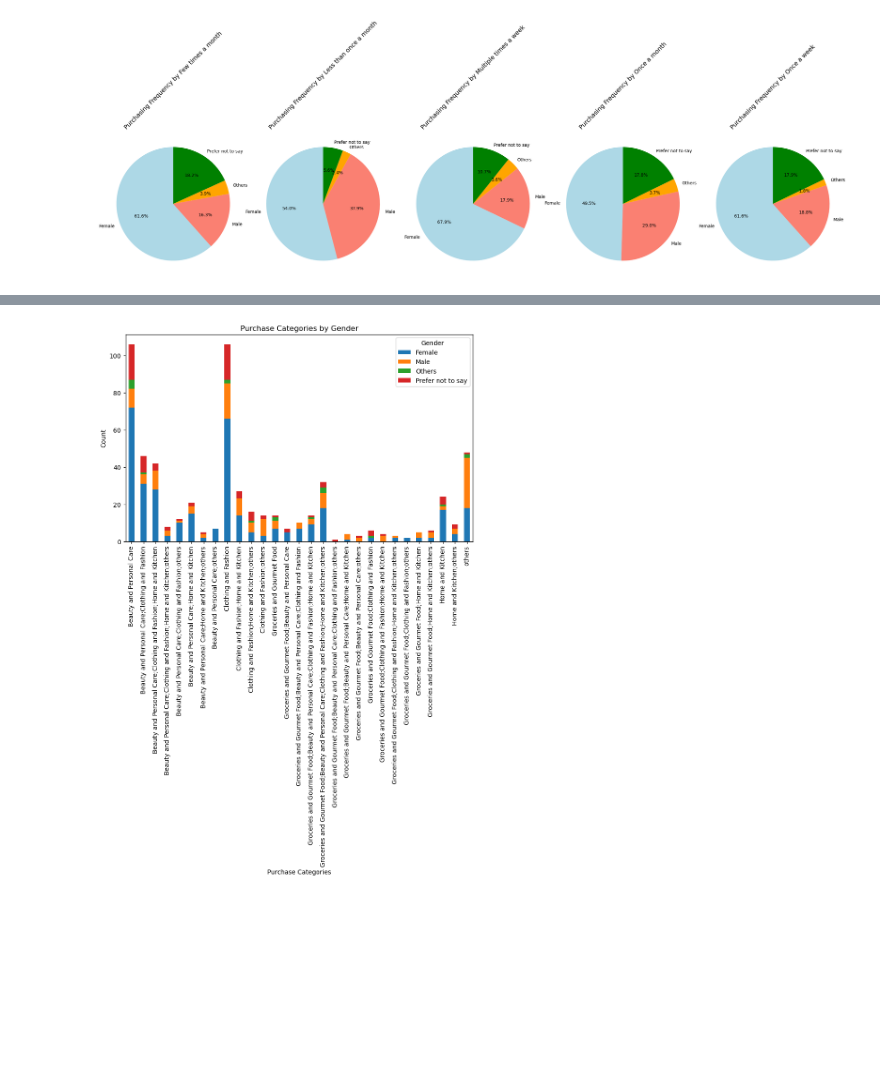
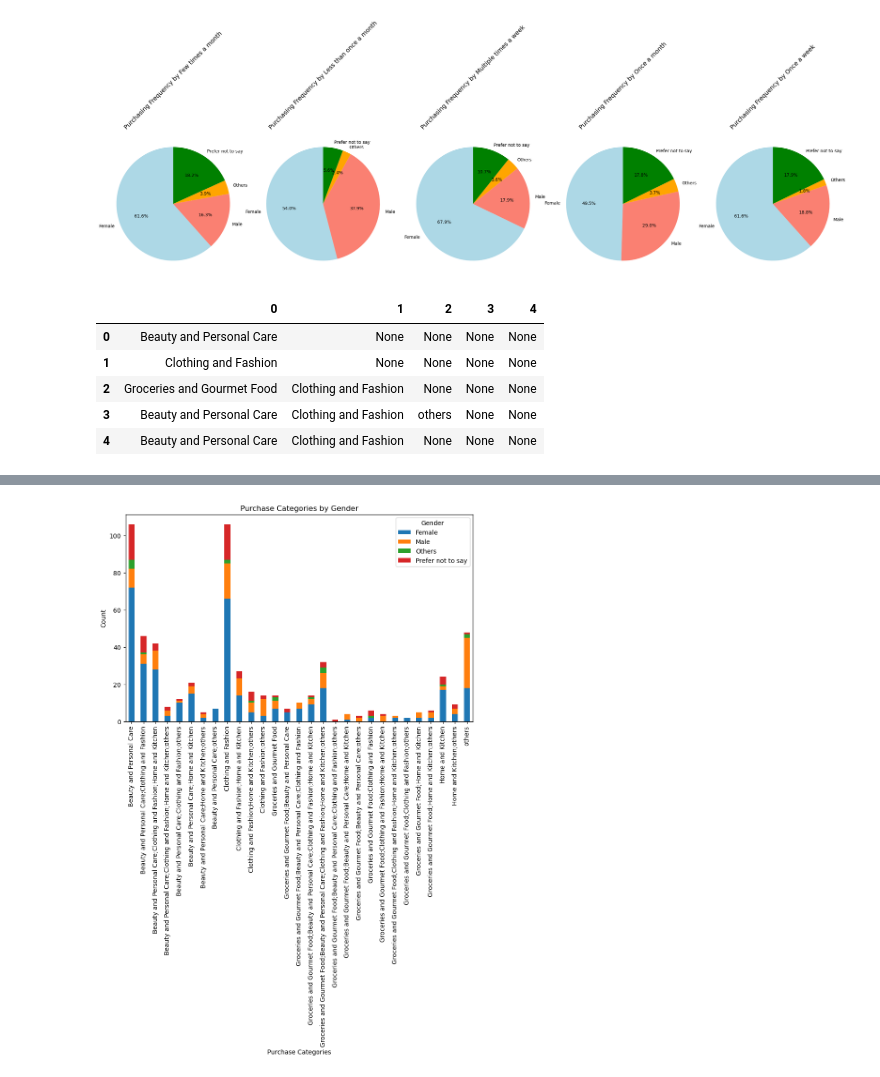
Before and after one commit to rubyghabboun/project1_sudowoodo1, a Jupyter notebook: age_gender_analysis.ipynb, the cells around one changed output, grey strips where cells are left out. Cells and saved outputs as stored; diff of their text form; code cells hidden in the pictures; blank space fills up the shorter version.

```diff
--- a/age_gender_analysis.ipynb
+++ b/age_gender_analysis.ipynb
@@ -229,0 +274,9 @@ plt.show()
+# %%
+categories_split.head()
+# %% [output]
+|  | 0 | 1 | 2 | 3 | 4 |
+| 0 | Beauty and Personal Care | None | None | None | None |
+| 1 | Clothing and Fashion | None | None | None | None |
+| 2 | Groceries and Gourmet Food | Clothing and Fashion | None | None | None |
+| 3 | Beauty and Personal Care | Clothing and Fashion | others | None | None |
+| 4 | Beauty and Personal Care | Clothing and Fashion | None | None | None |
```
Also changed, not shown: parts of 10 cells of this notebook.
